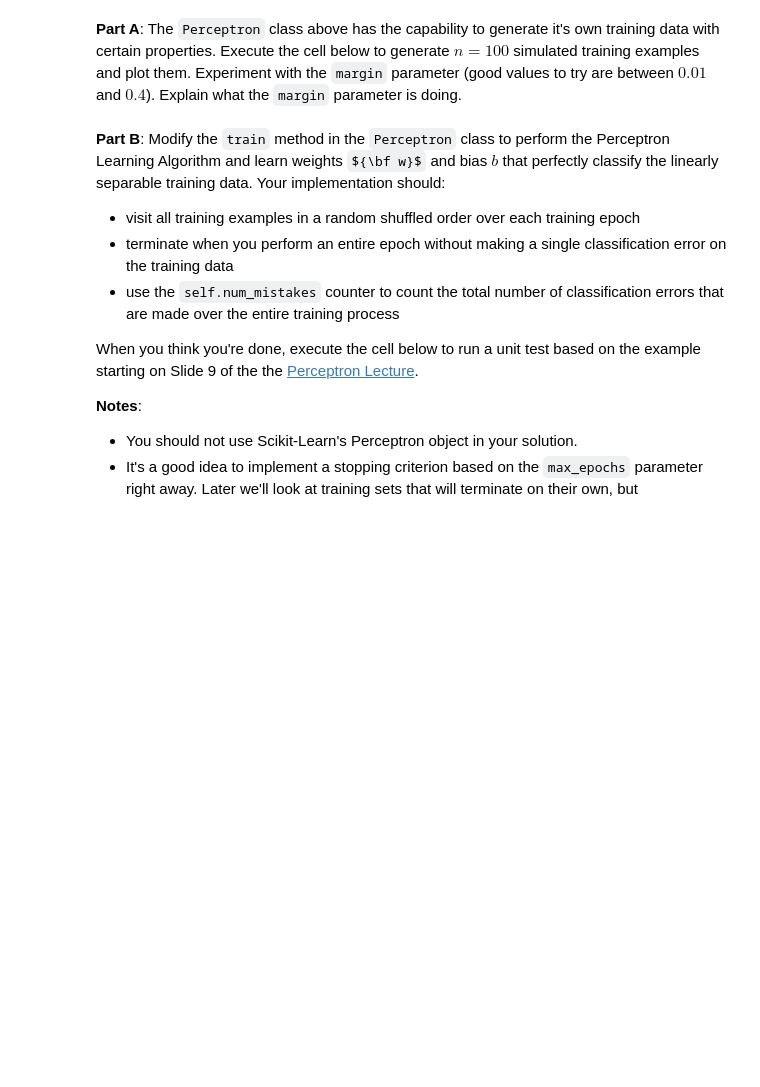
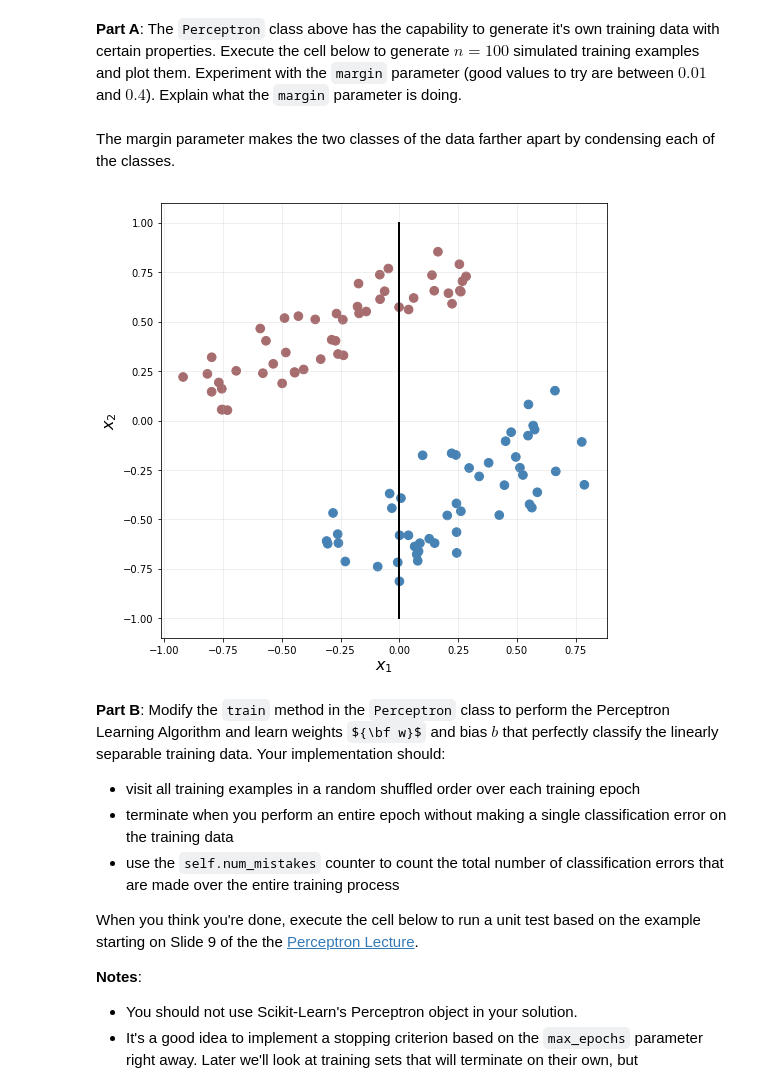
Before and after one commit to lula4266/CSCI-4622-Machine-Learning, a Jupyter notebook: hmwk/hmwk02/hmwk02.ipynb, the cells around one changed output. Drawn from its saved outputs; the diff is of its cells as text; code cells hidden in the pictures; some formulas as TeX source; blank space fills up the shorter version.

```diff
--- a/hmwk/hmwk02/hmwk02.ipynb
+++ b/hmwk/hmwk02/hmwk02.ipynb
@@ -360,9 +360,22 @@ class Perceptron:
 
         :param max_epochs: Maximum number of epochs to perform before stopping.  Use for development.
         """
+        indices = np.linspace(0,self.n-1,self.n,True,False,int)
+        numMistakes = 0
+        for i in range(max_epochs):
+            Shuffindices = np.random.permutation(indices)
+            numMistakes = 0
 
-        self.w = self.w
-        self.b = self.b
+            for j in range(self.n):
+                a = np.dot(self.w,self.X_train[Shuffindices[j]])+self.b
+                check = a*self.y_train[Shuffindices[j]]
+                if(check <= 0):
+                    self.w = self.w + self.X_train[Shuffindices[j]]*self.y_train[Shuffindices[j]]
+                    self.b = self.b + self.y_train[Shuffindices[j]]
+                    self.num_mistakes += 1
+                    numMistakes += 1
+            if(numMistakes == 0):
+                break
 
 
     def plot_model(self):
@@ -372,8 +385,12 @@ class Perceptron:
         fig, ax = plt.subplots(nrows=1, ncols=1, figsize=(8,8))
         colors = ["steelblue" if yi==-1 else "#a76c6e" for yi in self.y_train]
         ax.scatter(self.X_train[:,0], self.X_train[:,1], color=colors, s=75)
-        xplot=np.array([0,0])  # TODO
-        yplot=np.array([-1,1]) # TODO
+        if(self.w[1] == 0):
+            xplot = np.array([0,0])
+            yplot = np.array([-1,1])
+        else:
+            xplot=np.array([-1,1]) #
+            yplot=np.array([((self.w[0]/self.w[1])+(-self.b/self.w[1])), ((-self.w[0]/self.w[1])+(-self.b/self.w[1]))])# TODO
         ax.plot(xplot, yplot, color="black", lw=2)
         ax.grid(alpha=0.25)
         ax.set_xlabel(r"$x_1$", fontsize=16)
@@ -398,9 +415,13 @@ class Perceptron:
         return X[rand_order], y[rand_order]
 # %% [markdown]
 **Part A**: The `Perceptron` class above has the capability to generate it's own training data with certain properties. Execute the cell below to generate $n=100$ simulated training examples and plot them.  Experiment with the `margin` parameter (good values to try are between $0.01$ and $0.4$).  Explain what the `margin` parameter is doing.
+# %% [markdown]
+The margin parameter makes the two classes of the data farther apart by condensing each of the classes.
 # %%
-perc = Perceptron(n=100, margin=0.2, random_state=1241)
+perc = Perceptron(n=100, margin=0.3, random_state=1241)
 perc.plot_model()
+# %% [output]
+[figure, added]
 # %% [markdown]
 **Part B**: Modify the `train` method in the `Perceptron` class to perform the Perceptron Learning Algorithm and learn weights ${\bf w}$ and bias $b$ that perfectly classify the linearly separable training data. Your implementation should:
 
```
Also changed, not shown: parts of 8 cells of this notebook.
